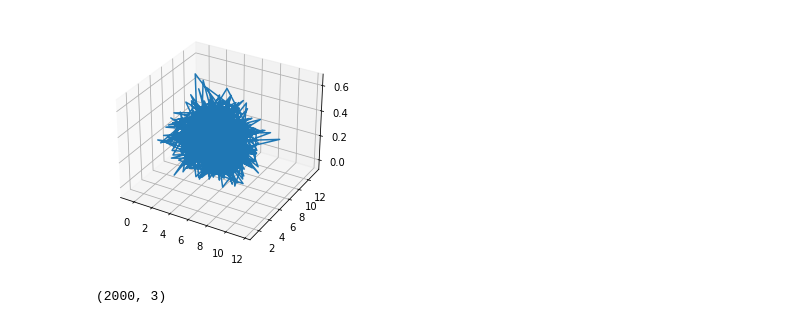
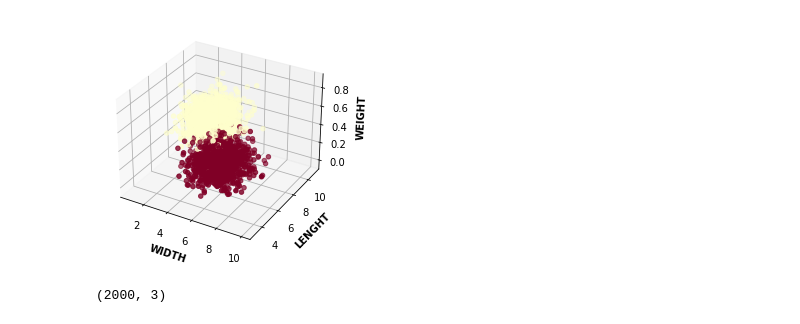
Before and after one commit to Rozhin-sharifi/Assignment32, a Jupyter notebook: 32.3.ipynb, the cells around one changed output. Cells and saved outputs as stored; diff of their text form; code cells hidden in the pictures.

```diff
--- a/32.3.ipynb
+++ b/32.3.ipynb
@@ -1,36 +1,39 @@
 # %%
 from matplotlib import pyplot as plt
 import numpy as np
 fig = plt.figure()
 
 # syntax for 3-D projection
 ax = plt.axes(projection ='3d')
 
-std=1.5
+std=1
 N=1000
 
 bananas_width= np.random.normal(4,std,N)
 bananas_length = np.random.normal(8,std,N)
-bananas_weight = np.random.normal(0.25,0.1,N)
+bananas_weight = np.random.normal(0.5,0.1,N)
 
 apples_width = np.random.normal(6,std,N)
 apples_length = np.random.normal(6,std,N)
-apples_weight = np.random.normal(0.3,0.1,N)
+apples_weight = np.random.normal(0.25,0.1,N)
 
 width=np.concatenate((bananas_width,apples_width))
 length=np.concatenate((bananas_length,apples_length))
 weight=np.concatenate((bananas_weight,apples_weight))
 
 x=np.array([width,length,weight]).T
 
 bananas_lable=np.zeros(N,dtype='int')
 apples_lable=np.ones(N,dtype='int')
 y=np.concatenate((bananas_lable,apples_lable))
 
-ax.plot3D(x[0:,0], x[0:,1], x[0:,2])
+ax.scatter3D(x[0:,0], x[0:,1], x[0:,2],c=y*0.1, cmap='YlOrRd')
+ax.set_xlabel('WIDTH', fontweight ='bold')
+ax.set_ylabel('LENGHT', fontweight ='bold')
+ax.set_zlabel('WEIGHT', fontweight ='bold')
 plt.show()
 # %% [output]
-[figure, old version]
+[figure, new version]
 # %%
 x.shape
 # %% [output]
```
